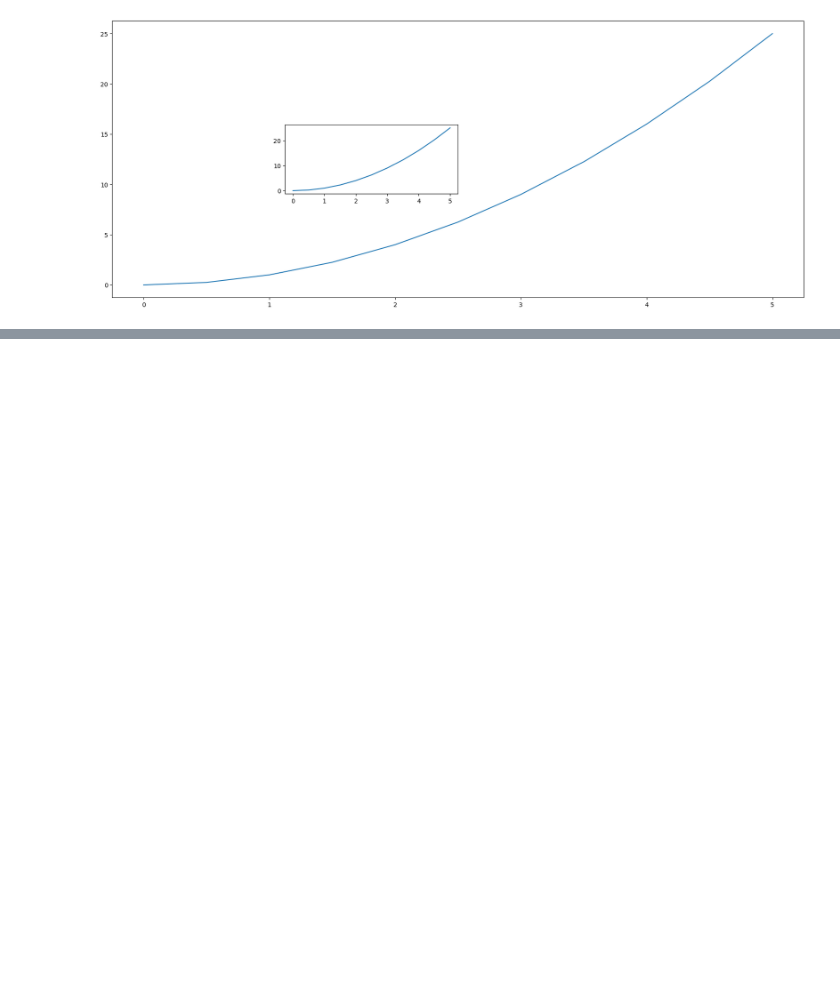
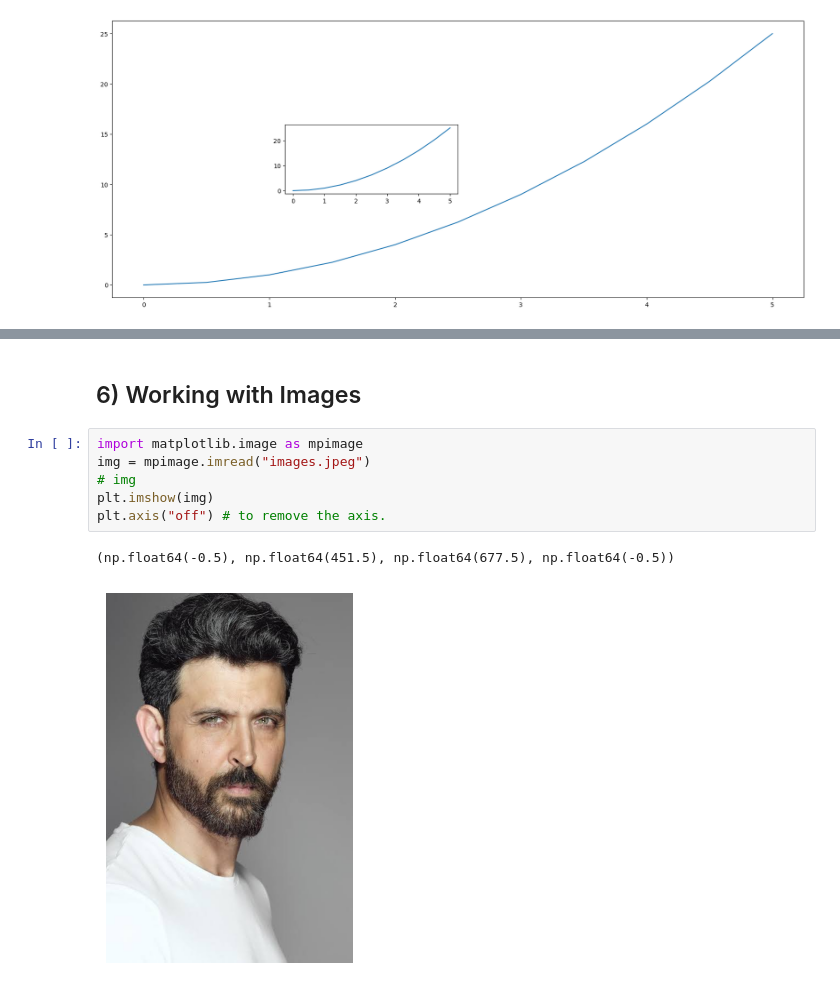
Before and after one commit to Pritam-Mondal18/Machine-Learning-yt, a Jupyter notebook: Matplotlib.ipynb, the cells around one changed output, grey strips where cells are left out. Cells and saved outputs as stored; diff of their text form; blank space fills up the shorter version.

```diff
--- a/Matplotlib.ipynb
+++ b/Matplotlib.ipynb
@@ -78,0 +108,11 @@ plt.hist(x,y)
+# %% [markdown]
+## 6) Working with Images
+# %%
+import matplotlib.image as mpimage
+img = mpimage.imread("images.jpeg")
+# img
+plt.imshow(img)
+plt.axis("off") # to remove the axis.
+# %% [output]
+(np.float64(-0.5), np.float64(451.5), np.float64(677.5), np.float64(-0.5))
+[figure, added]
```
Also changed, not shown: parts of 11 cells of this notebook.
